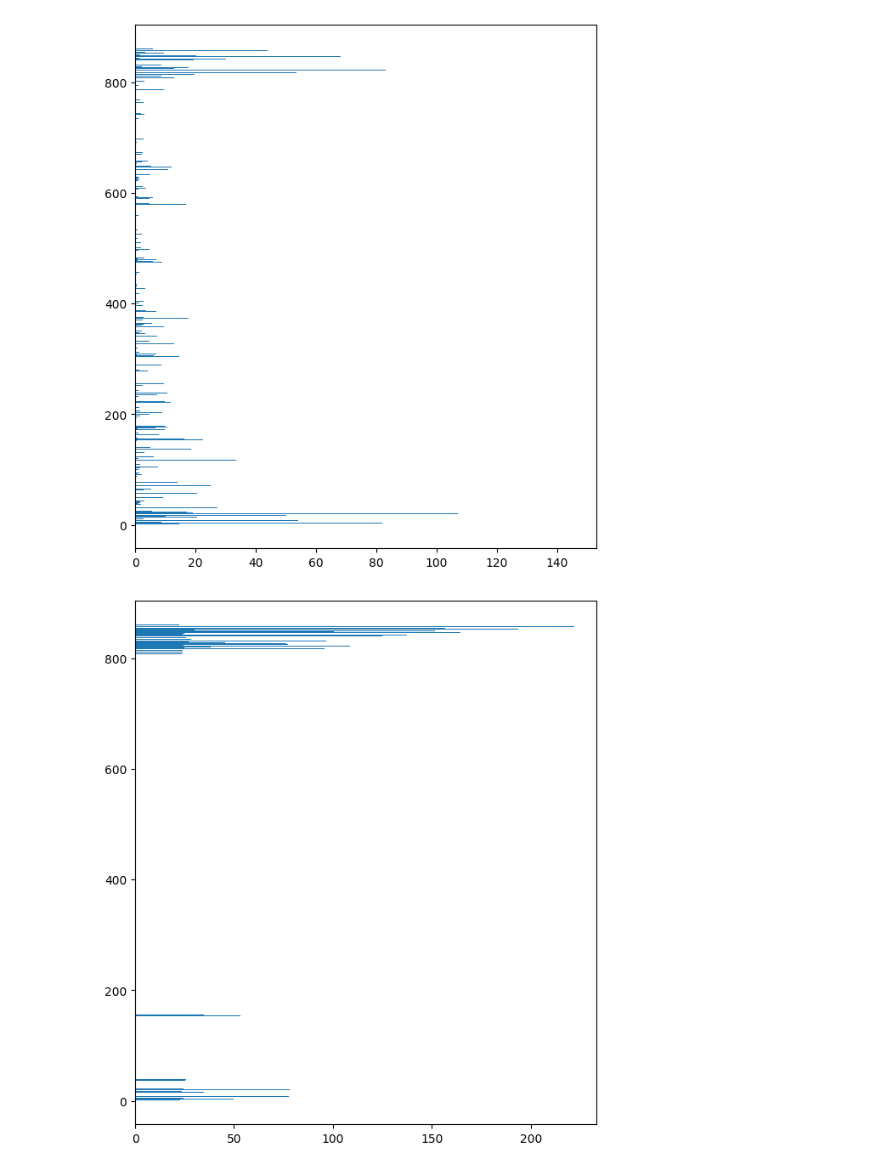
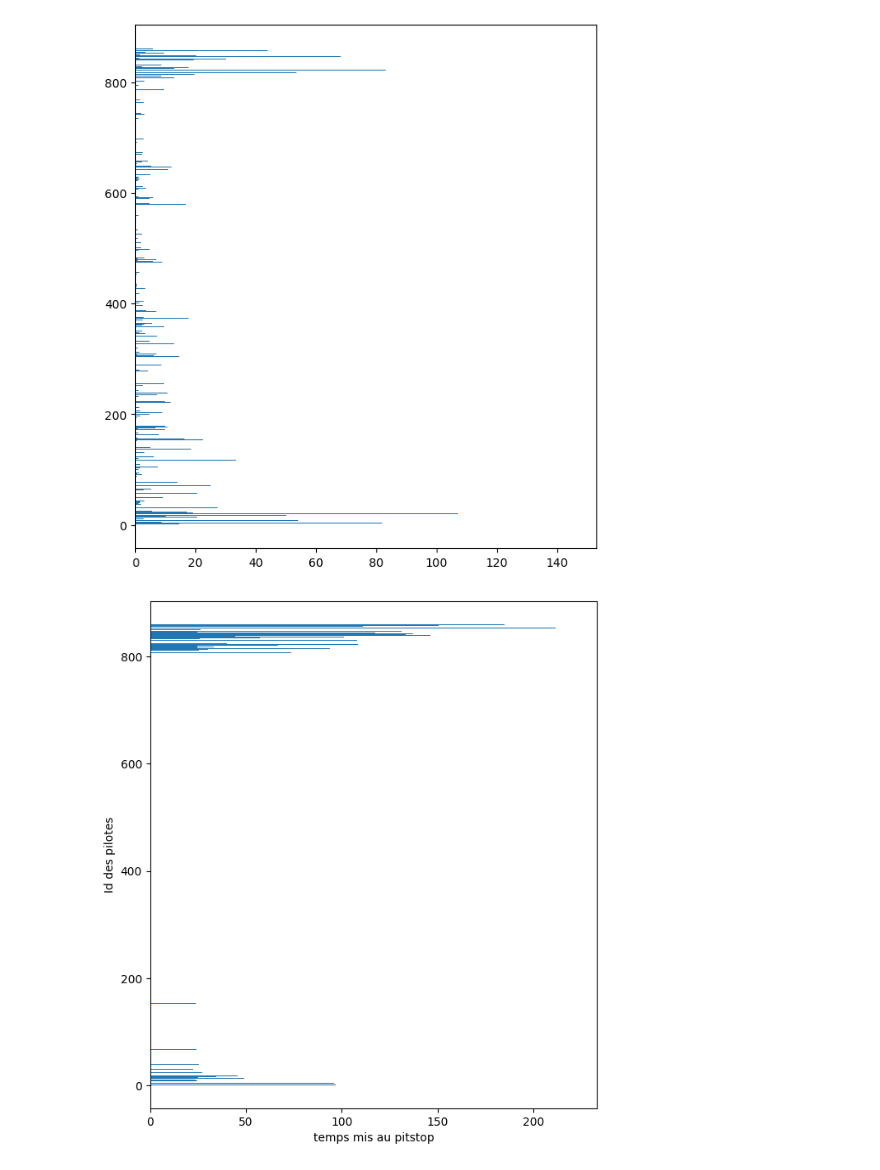
Before and after one commit to OzeelCharles/projet_info2, a Jupyter notebook: exploration_races_Charles.ipynb, the cells around one changed output. Cells and saved outputs as stored; diff of their text form; code cells hidden in the pictures.

```diff
--- a/exploration_races_Charles.ipynb
+++ b/exploration_races_Charles.ipynb
@@ -161,10 +161,9 @@ pit_stops
 | 10989 | 1132 | 832 | 3 | 50 | 16:22:59 | 28.706 | 28706 |
 10990 rows × 7 columns
 # %%
-#ici on essaye de rendre les tables utiles#
-pit_stops.duration = pit_stops.milliseconds*(10**(-3))
-drivers = pd.merge(drivers, driver_standings.groupby("driverId").agg({"points": "mean"}).reset_index(), how = "outer")
-drivers = pd.merge(drivers, pit_stops.groupby("driverId").agg({"duration": "mean"}).reset_index(), how="outer")
+
+#Erreur dans le merge#
+drivers = pd.merge(drivers, pit_stops.groupby("driverId").agg({"duration": "mean"}).reset_index(), how="left")
 # %%
 plt.figure(figsize=(7, 8))
 plt.barh(drivers["driverId"], drivers["points"])
@@ -174,7 +173,9 @@ plt.show()
 # %%
 plt.figure(figsize=(7, 8))
 plt.barh(drivers["driverId"], drivers["duration"])
+plt.ylabel("Id des pilotes")
+plt.xlabel("temps mis au pitstop")
 plt.show()
 # %% [output]
-[figure, old version]
+[figure, new version]
 # %%
```
Also changed, not shown: parts of 3 cells of this notebook.
